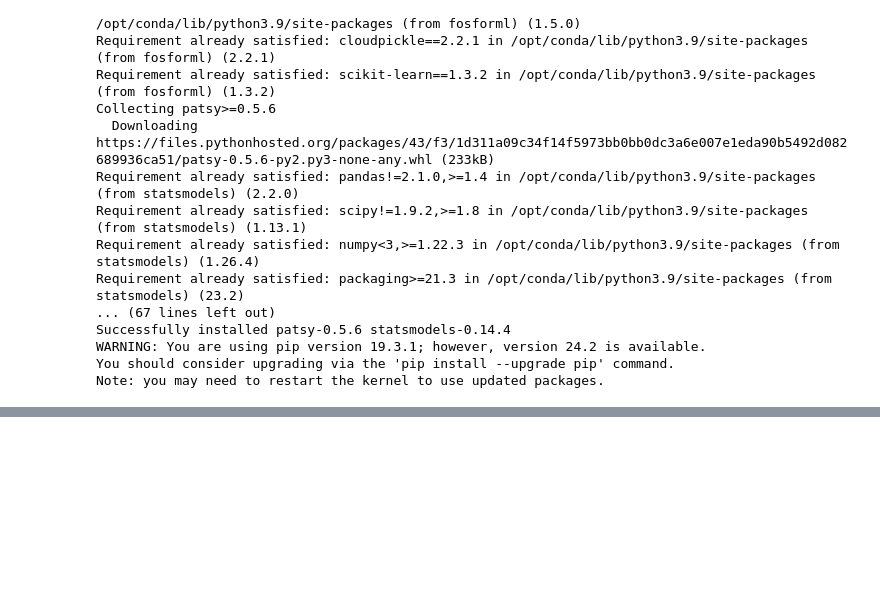
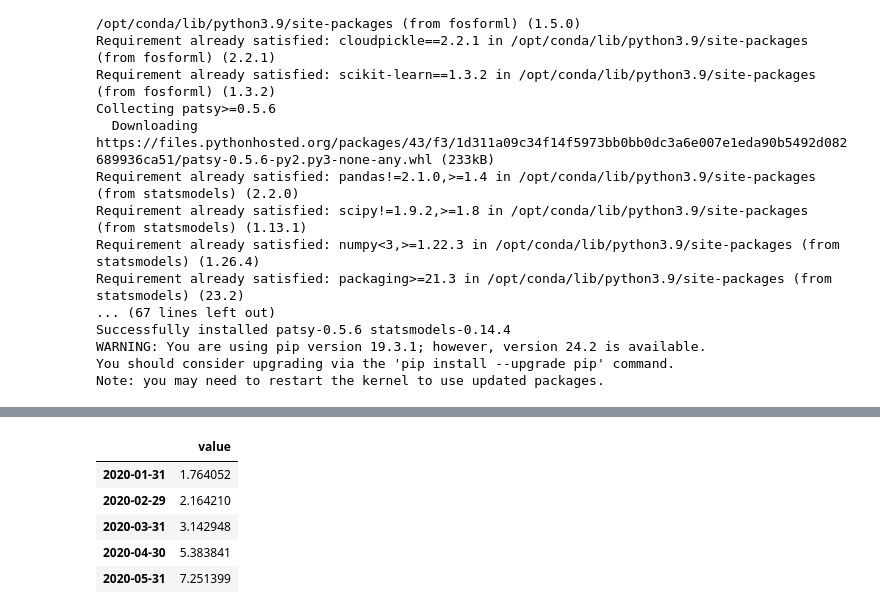
Before and after one commit to RakeshGadiparthi/sfguide-getting-started-machine-learning, a Jupyter notebook: Untitled2.ipynb, the cells around one changed output, grey strips where cells are left out. Drawn from its saved outputs; the diff is of its cells as text; code cells hidden in the pictures; blank space fills up the shorter version.

```diff
--- a/Untitled2.ipynb
+++ b/Untitled2.ipynb
@@ -49,0 +65,9 @@ from sklearn.metrics import mean_squared_error
+# %%
+df.head()
+# %% [output]
+|  | value |
+| 2020-01-31 | 1.764052 |
+| 2020-02-29 | 2.164210 |
+| 2020-03-31 | 3.142948 |
+| 2020-04-30 | 5.383841 |
+| 2020-05-31 | 7.251399 |
```
Also changed, not shown: parts of 3 cells of this notebook.
